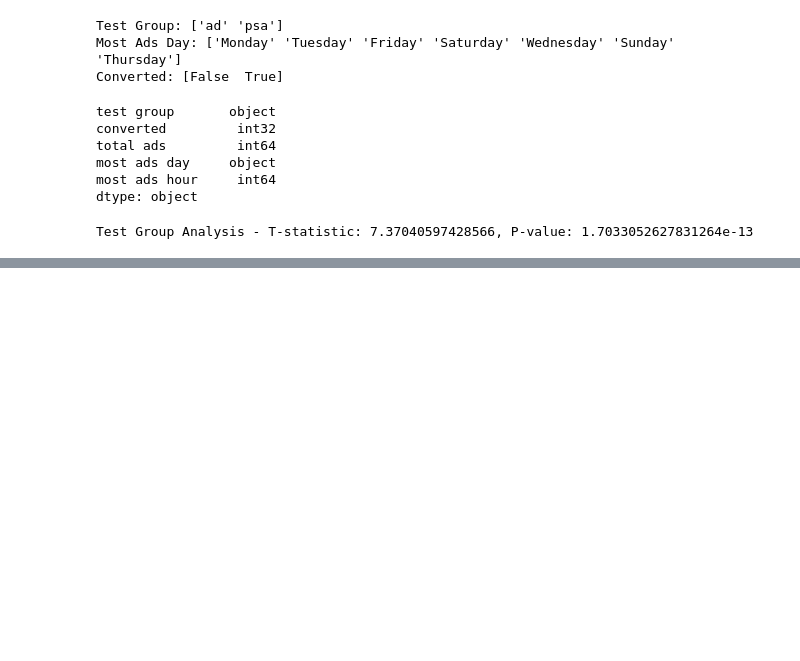
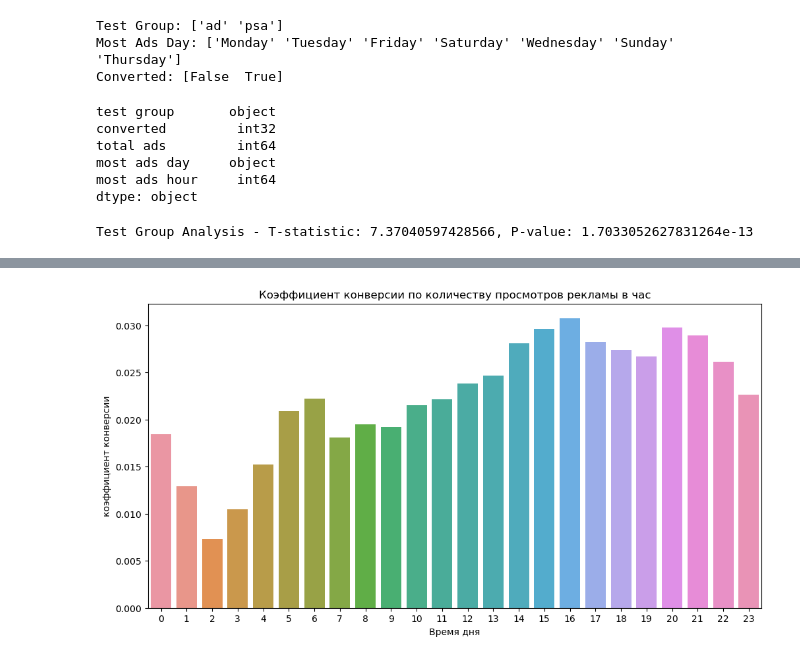
Before and after one commit to meleshko-anastasiia/DZ, a Jupyter notebook: dz12.ipynb, the cells around one changed output, grey strips where cells are left out. Cells and saved outputs as stored; diff of their text form; code cells hidden in the pictures; blank space fills up the shorter version.

```diff
--- a/dz12.ipynb
+++ b/dz12.ipynb
@@ -174,0 +252,11 @@ Name: count, dtype: int64
+# %%
+#коэффициент конверсии по большинству рекламных объявлений в час
+hour_conversion_rate = df.groupby('most ads hour')['converted'].mean().reset_index()
+plt.figure(figsize=(12, 6))
+sns.barplot(data=hour_conversion_rate, x='most ads hour', y='converted')
+plt.title('Коэффициент конверсии по количеству просмотров рекламы в час')
+plt.xlabel('Время дня')
+plt.ylabel('коэффициент конверсии')
+plt.show()
+# %% [output]
+[figure, added]
```
Also changed, not shown: parts of 24 cells of this notebook, 1 other file.
